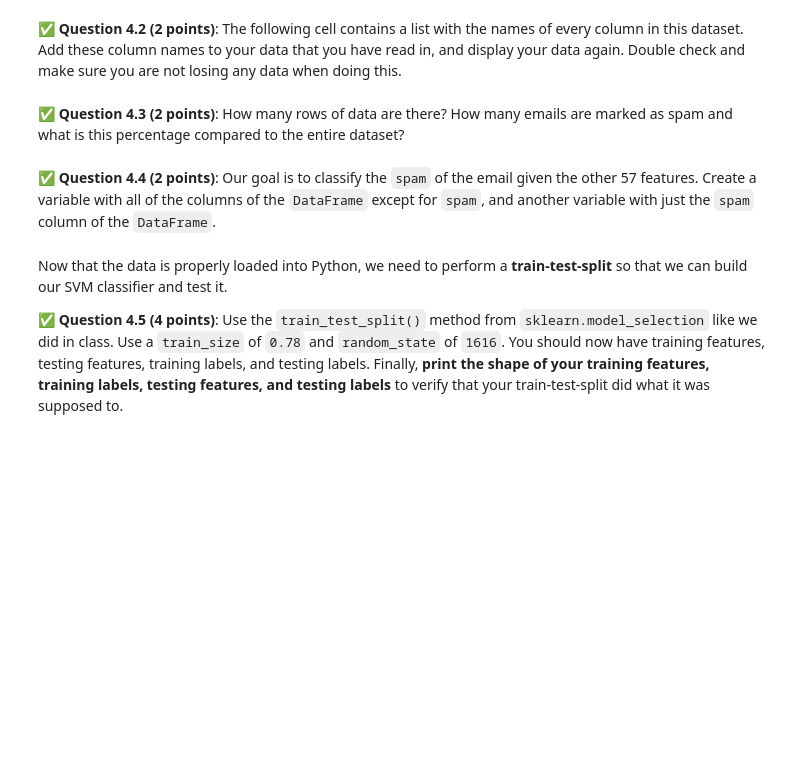
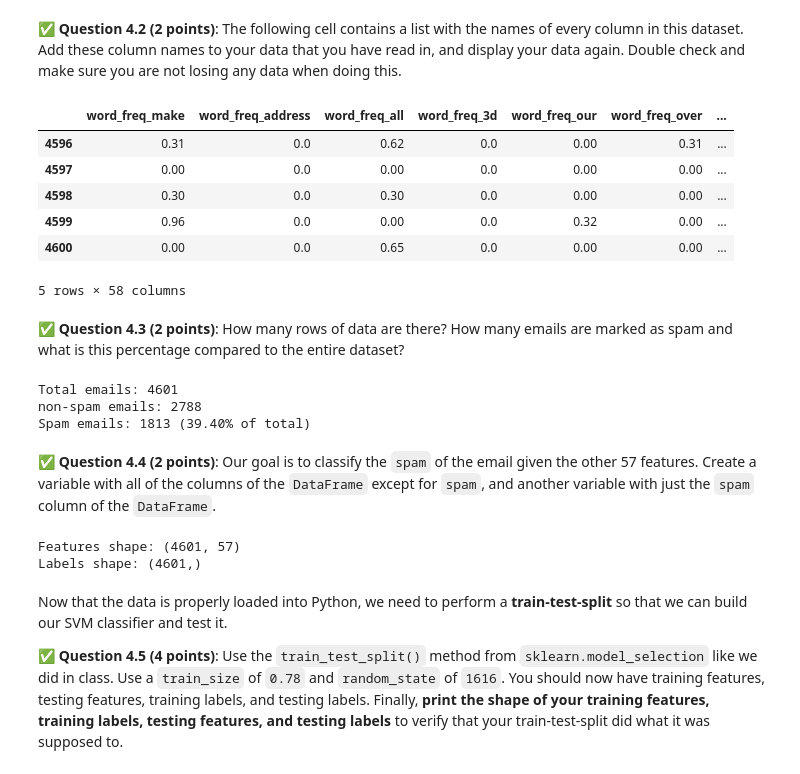
Before and after one commit to Xu-Jiongyang/cmse202-s25-turnin-final, a Jupyter notebook: CMSE202-Final-SS25-Section002-Jiongyang Xu.ipynb, the cells around one changed output. Cells and saved outputs as stored; diff of their text form; code cells hidden in the pictures; blank space fills up the shorter version.

```diff
--- a/CMSE202-Final-SS25-Section002-Jiongyang Xu.ipynb
+++ b/CMSE202-Final-SS25-Section002-Jiongyang Xu.ipynb
@@ -335,18 +354,30 @@ To get started, download the `spambasedata.csv` file from the link below (or D2L
 # %% [markdown]
 &#9989; **Question 4.2 (2 points)**: The following cell contains a list with the names of every column in this dataset. Add these column names to your data that you have read in, and display your data again. Double check and make sure you are not losing any data when doing this.
 # %%
+spam_data = pd.read_csv(url, header=None)
 column_names = ["word_freq_make", "word_freq_address", "word_freq_all", "word_freq_3d",
                       "word_freq_our", "word_freq_over", "word_freq_remove", "word_freq_internet",
                       "word_freq_order", "word_freq_mail", "word_freq_receive", "word_freq_will",
                       "word_freq_people", "word_freq_report", "word_freq_addresses", "word_freq_free",
                       "word_freq_business", "word_freq_email", "word_freq_you", "word_freq_credit",
                       "word_freq_your", "word_freq_font", "word_freq_000", "word_freq_money", "word_freq_hp",
                       "word_freq_hpl", "word_freq_george", "word_freq_650", "word_freq_lab", "word_freq_labs",
                       "word_freq_telnet", "word_freq_857", "word_freq_data", "word_freq_415", "word_freq_85",
                       "word_freq_technology", "word_freq_1999", "word_freq_parts", "word_freq_pm", "word_freq_direct",
                       "word_freq_cs", "word_freq_meeting", "word_freq_original", "word_freq_project", "word_freq_re",
                       "word_freq_edu", "word_freq_table", "word_freq_conference", "char_freq_;", "char_freq_(",
                       "char_freq_[", "char_freq_!", "char_freq_$", "char_freq_hash", "capital_run_length_average",
                       "capital_run_length_longest", "capital_run_length_total", "spam"]
+
+spam_data.columns = column_names
+spam_data.tail()
+# %% [output]
+|  | word_freq_make | word_freq_address | word_freq_all | word_freq_3d | word_freq_our | word_freq_over | ... |
+| 4596 | 0.31 | 0.0 | 0.62 | 0.0 | 0.00 | 0.31 | ... |
+| 4597 | 0.00 | 0.0 | 0.00 | 0.0 | 0.00 | 0.00 | ... |
+| 4598 | 0.30 | 0.0 | 0.30 | 0.0 | 0.00 | 0.00 | ... |
+| 4599 | 0.96 | 0.0 | 0.00 | 0.0 | 0.32 | 0.00 | ... |
+| 4600 | 0.00 | 0.0 | 0.65 | 0.0 | 0.00 | 0.00 | ... |
+5 rows × 58 columns
 # %% [markdown]
 &#9989; **Question 4.3 (2 points)**: How many rows of data are there? How many emails are marked as spam and what is this percentage compared to the entire dataset?
@@ -355,7 +384,33 @@ column_names = ["word_freq_make", "word_freq_address", "word_freq_all", "word_fr
+# %%
+### Put your work and answer to Question 4.3 here
+spam_data = pd.read_csv(url, header=None)
+spam_data.columns = column_names
+
+total_emails = len(spam_data)
+print(f"Total emails: {total_emails}")
+
+spam_count = spam_data['spam'].sum()
+ham_count = total_emails - spam_count
+spam_percentage = (spam_count / total_emails) * 100
+
+print(f"non-spam emails: {ham_count}")
+print(f"Spam emails: {spam_count} ({spam_percentage:.2f}% of total)")
+# %% [output]
+Total emails: 4601
+non-spam emails: 2788
+Spam emails: 1813 (39.40% of total)
 # %% [markdown]
 &#9989; **Question 4.4 (2 points)**: Our goal is to classify the `spam` of the email given the other 57 features. Create a variable with all of the columns of the `DataFrame` except for `spam`,  and another variable with just the `spam` column of the `DataFrame`.
 # %%
 ### Put your code for Question 4.4 here
+X = spam_data.drop(columns=['spam'])
+y = spam_data['spam']
+
+print(f"Features shape: {X.shape}")
+print(f"Labels shape: {y.shape}")
+# %% [output]
+Features shape: (4601, 57)
+Labels shape: (4601,)
 # %% [markdown]
 Now that the data is properly loaded into Python, we need to perform a **train-test-split** so that we can build our SVM classifier and test it.
 
```
Also changed, not shown: parts of 20 cells of this notebook, 1 other file.
